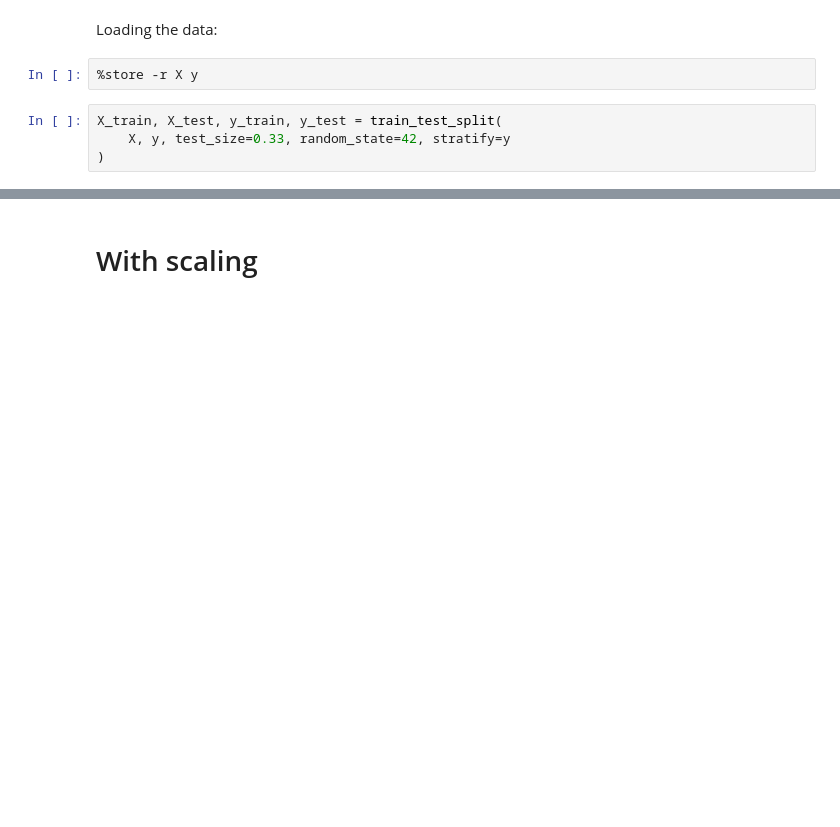
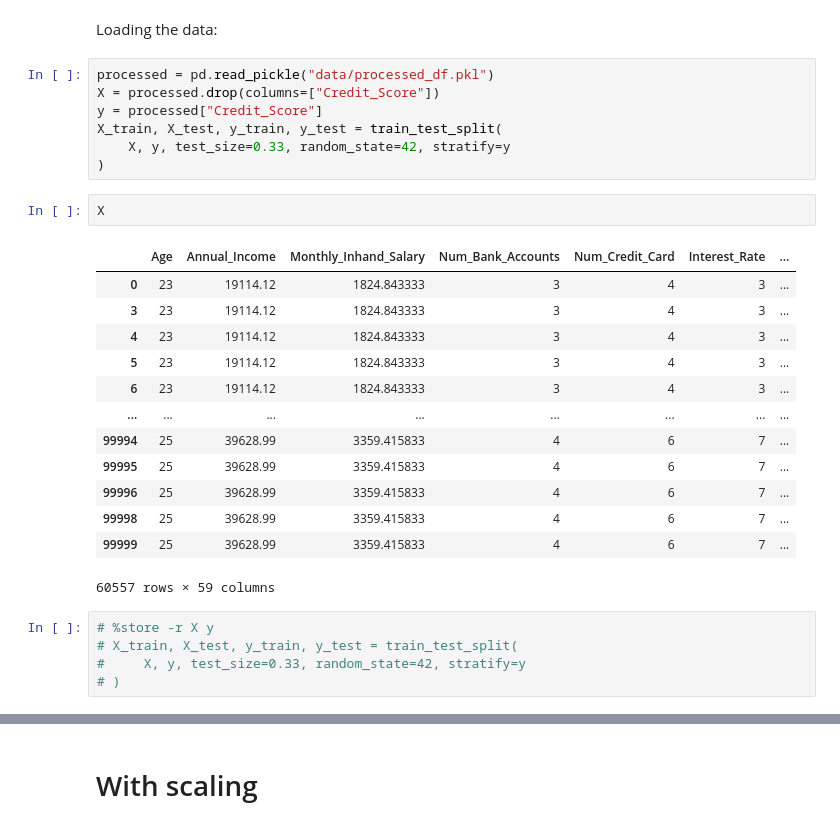
Before and after one commit to ruzanovad/dataset-sessions, a Jupyter notebook: credit-score/experiments/dummy.ipynb, the cells around one changed output, grey strips where cells are left out. Drawn from its saved outputs; the diff is of its cells as text; blank space fills up the shorter version.

```diff
--- a/credit-score/experiments/dummy.ipynb
+++ b/credit-score/experiments/dummy.ipynb
@@ -62,10 +64,32 @@ print("Models appended...")
 Models appended...
 # %% [markdown]
 Loading the data:
-# %%
-%store -r X y
+# %%
+processed = pd.read_pickle("data/processed_df.pkl")
+X = processed.drop(columns=["Credit_Score"])
+y = processed["Credit_Score"]
+X_train, X_test, y_train, y_test = train_test_split(
+    X, y, test_size=0.33, random_state=42, stratify=y
+)
+# %%
+X
+# %% [output]
+|  | Age | Annual_Income | Monthly_Inhand_Salary | Num_Bank_Accounts | Num_Credit_Card | Interest_Rate | ... |
+| 0 | 23 | 19114.12 | 1824.843333 | 3 | 4 | 3 | ... |
+| 3 | 23 | 19114.12 | 1824.843333 | 3 | 4 | 3 | ... |
+| 4 | 23 | 19114.12 | 1824.843333 | 3 | 4 | 3 | ... |
+| 5 | 23 | 19114.12 | 1824.843333 | 3 | 4 | 3 | ... |
+| 6 | 23 | 19114.12 | 1824.843333 | 3 | 4 | 3 | ... |
+| ... | ... | ... | ... | ... | ... | ... | ... |
+| 99994 | 25 | 39628.99 | 3359.415833 | 4 | 6 | 7 | ... |
+| 99995 | 25 | 39628.99 | 3359.415833 | 4 | 6 | 7 | ... |
+| 99996 | 25 | 39628.99 | 3359.415833 | 4 | 6 | 7 | ... |
+| 99998 | 25 | 39628.99 | 3359.415833 | 4 | 6 | 7 | ... |
+| 99999 | 25 | 39628.99 | 3359.415833 | 4 | 6 | 7 | ... |
+60557 rows × 59 columns
 # %%
-X_train, X_test, y_train, y_test = train_test_split(
-    X, y, test_size=0.33, random_state=42, stratify=y
-)
+# %store -r X y
+# X_train, X_test, y_train, y_test = train_test_split(
+#     X, y, test_size=0.33, random_state=42, stratify=y
+# )
 # %%
```
Also changed, not shown: parts of 7 cells of this notebook, 5 other files.
